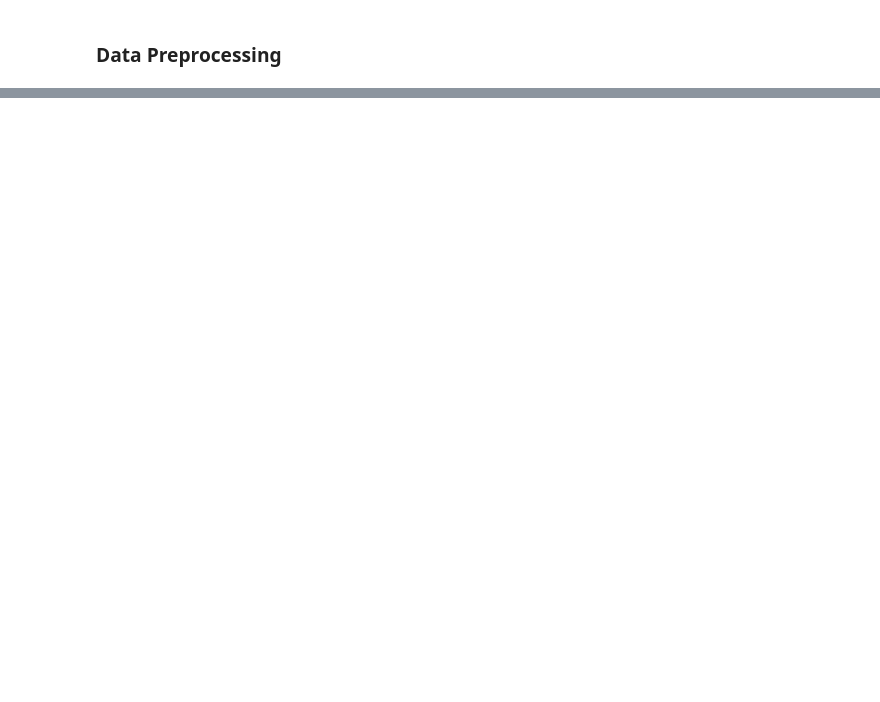
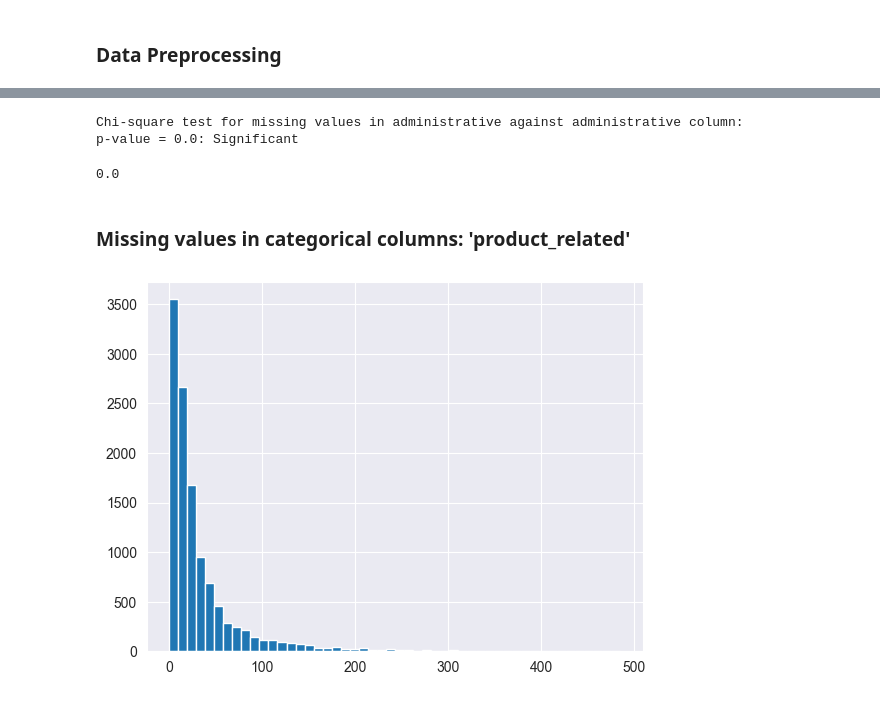
Before and after one commit to selvatica-36/Exploratory-data-analysis---Online-shopping-in-retail, a Jupyter notebook: EDA_customer_activity.ipynb, the cells around one changed output, grey strips where cells are left out. Drawn from its saved outputs; the diff is of its cells as text; code cells hidden in the pictures; blank space fills up the shorter version.

```diff
--- a/EDA_customer_activity.ipynb
+++ b/EDA_customer_activity.ipynb
@@ -137,0 +159,23 @@ Columns to drop:
+# %%
+numeric_features = ['administrative_duration',
+                    'informational_duration',
+                    'product_related_duration',
+                    'bounce_rates',
+                    'exit_rates',
+                    'page_values',
+                    ]
+categorical_features = info_extractor.extract_categorical_features(numeric_features)
+stats_tests.chi_square_test("administrative", categorical_features)
+# %% [output]
+Chi-square test for missing values in administrative against administrative column:
+p-value = 0.0: Significant
+0.0
+# %%
+cleaned_df = transformer.impute_nulls_with_mode(["administrative"])
+# %% [markdown]
+### Missing values in categorical columns: 'product_related'
+# %%
+cleaned_df['product_related'].hist(bins = 50)
+cleaned_df = transformer.impute_nulls_with_mode(["product_related"])
+# %% [output]
+[figure, added]
```
Also changed, not shown: parts of 41 cells of this notebook.
